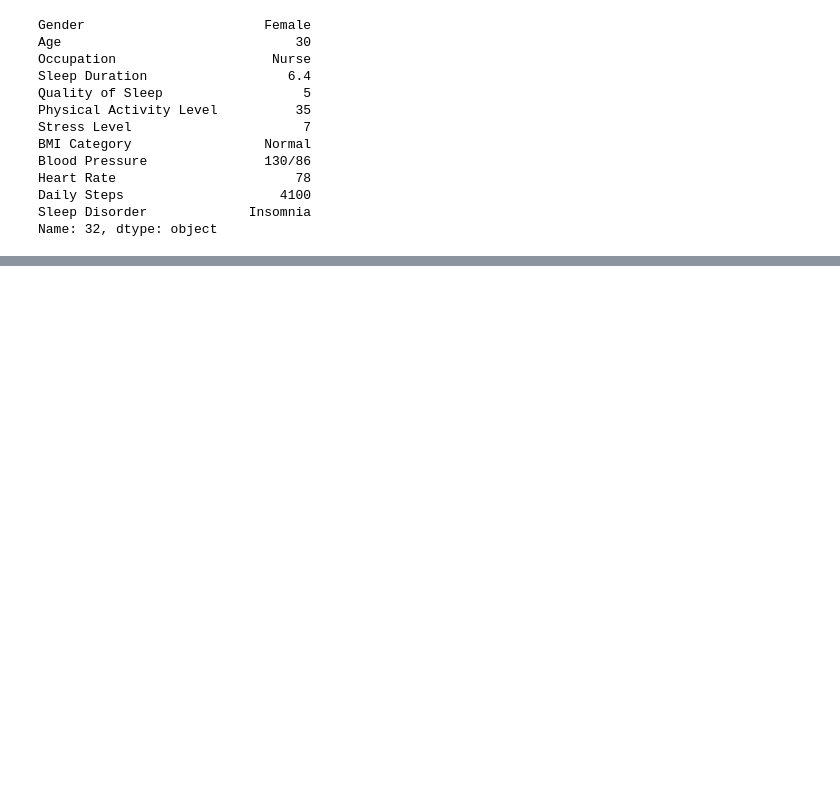
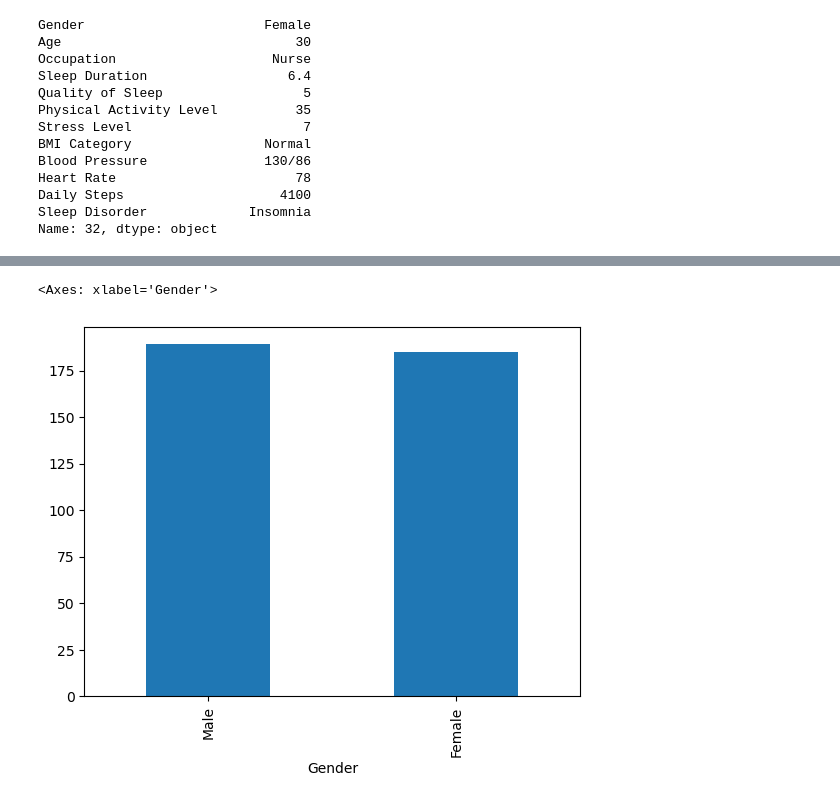
Before and after one commit to KALEOUUU/Junior-Data-Science-Competition, a Jupyter notebook: kerjain.ipynb, the cells around one changed output, grey strips where cells are left out. Saved outputs shown, nothing was run; the diff lists cells and outputs as text; code cells hidden in the pictures; blank space fills up the shorter version.

```diff
--- a/kerjain.ipynb
+++ b/kerjain.ipynb
@@ -120,0 +144,5 @@ Name: 32, dtype: object
+# %%
+data['Gender'].value_counts().plot(kind='bar')
+# %% [output]
+<Axes: xlabel='Gender'>
+[figure, added]
```
Also changed, not shown: parts of 7 cells of this notebook.
